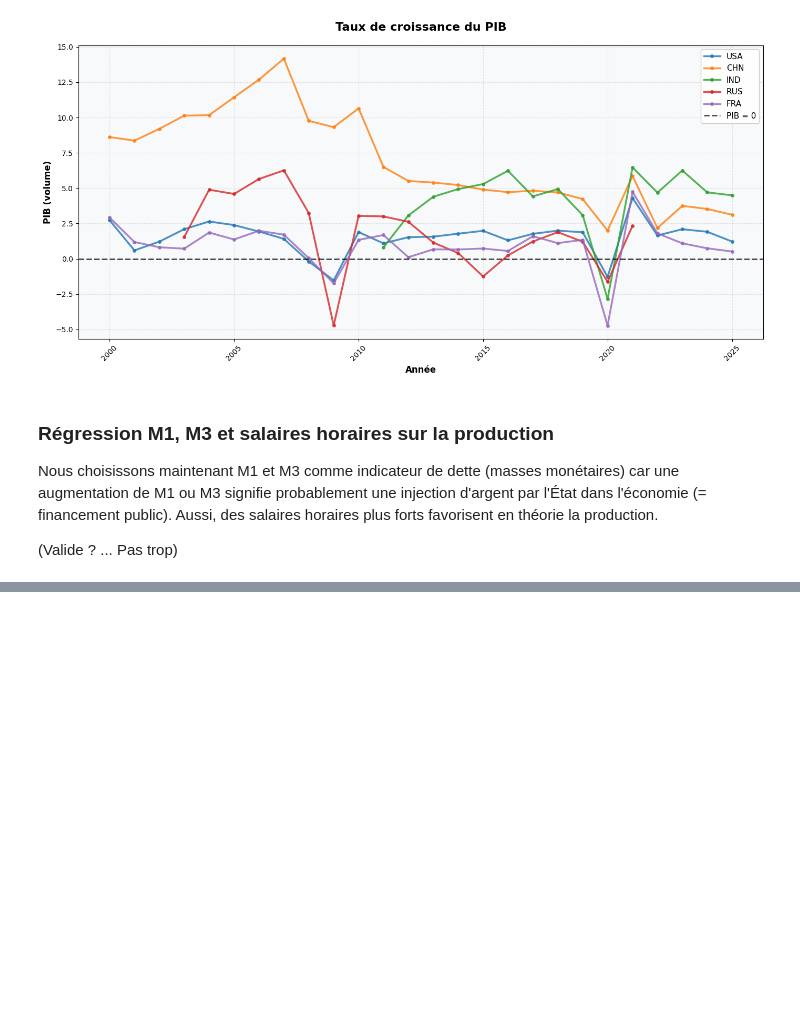
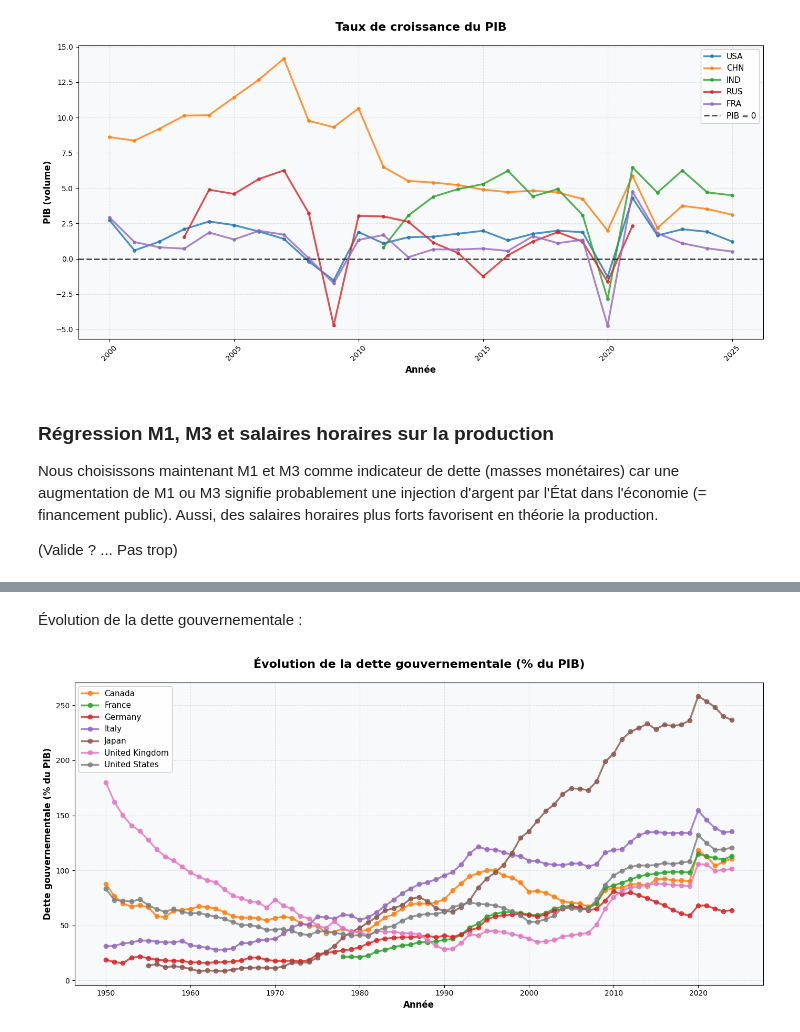
Before and after one commit to yanislarre/statapp, a Jupyter notebook: main.ipynb, the cells around one changed output, grey strips where cells are left out. Saved outputs shown, nothing was run; the diff lists cells and outputs as text; code cells hidden in the pictures; blank space fills up the shorter version.

```diff
--- a/main.ipynb
+++ b/main.ipynb
@@ -219,0 +329,6 @@ NameError: name 'pd' is not defined
+# %% [markdown]
+Évolution de la dette gouvernementale :
+# %%
+data_vis.dette_gouv(df_debt_gouv)
+# %% [output]
+[figure, added]
```
Also changed, not shown: parts of 22 cells of this notebook, 4 other files.
